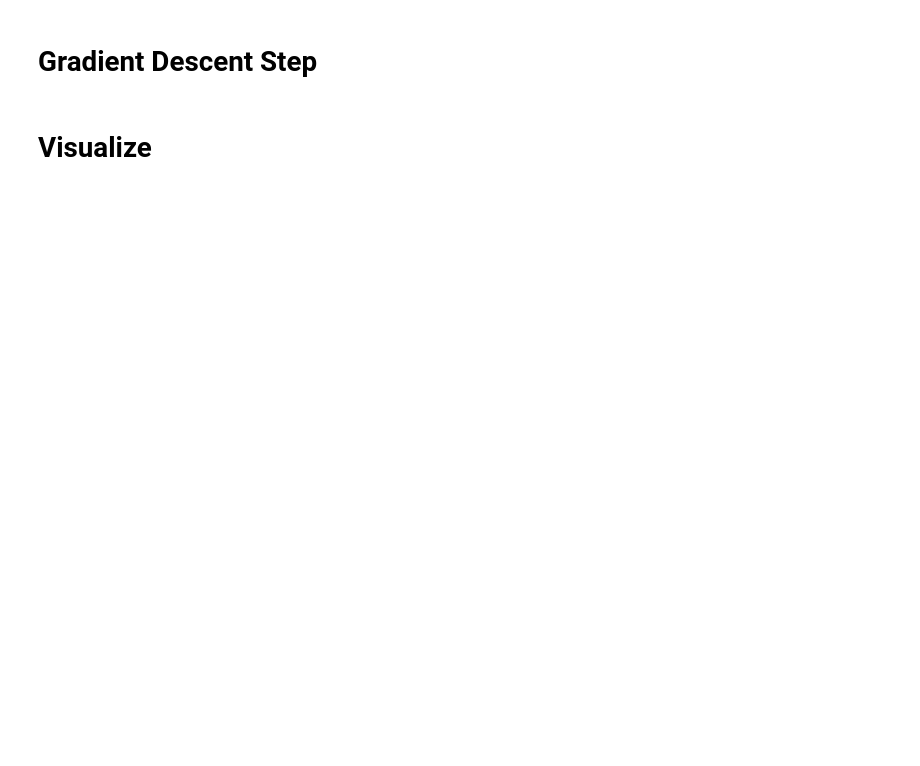
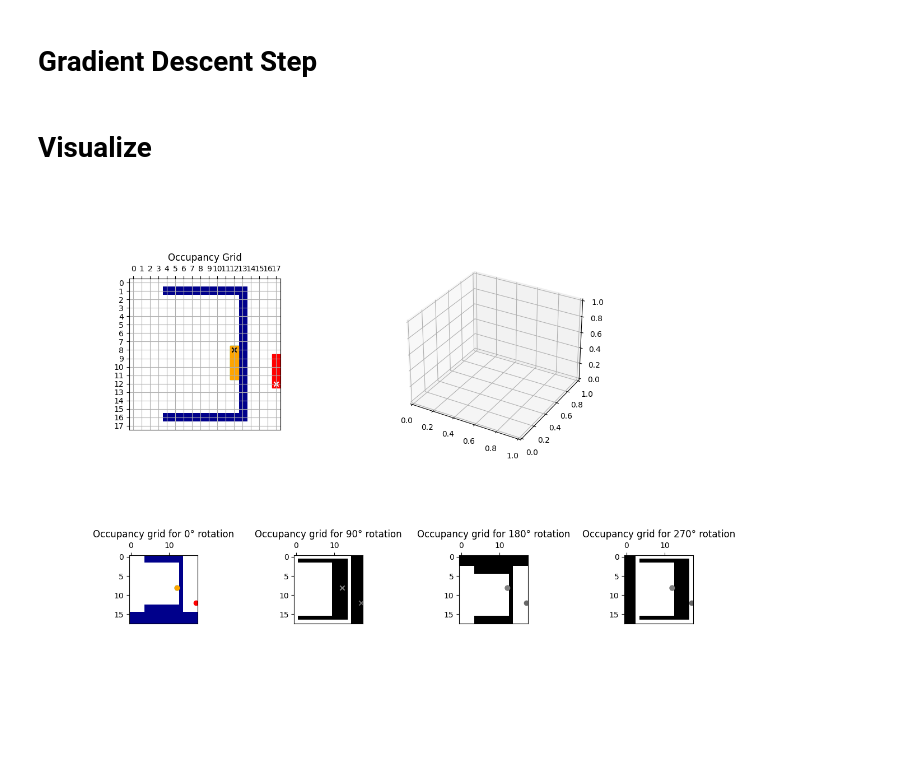
Before and after one commit to ca-schue/potential-field, a Jupyter notebook: potential-field.ipynb, the cells around one changed output. Drawn from its saved outputs; the diff is of its cells as text; code cells hidden in the pictures; blank space fills up the shorter version.

```diff
--- a/potential-field.ipynb
+++ b/potential-field.ipynb
@@ -542,7 +580,8 @@ for rotation in range(4):
         goal_point=goal_point,
         plot_axis=ax_occupancy_grid,
         start_point=start_point,
-        plot_title="")
+        plot_title="",
+        ticks=False)
 
 plt.show()
 
@@ -989,81 +1007,39 @@ ax_cs_3D = fig.add_subplot(2, 7, (3,7), projection='3d')
 
 path = []
 
+'''
 visualize_computational_space(
     computational_space=computational_space,
     force_field_x=force_field_x,
     force_field_y=force_field_y,
     force_field_rotation=force_field_rotation,
     start_point=start_point,
     goal_point=goal_point,
     current_position=current_position,
     ax=ax_cs_3D)
+'''
+
 
 plot_occupancy_grid(
     occupancy_grid=occupancy_grid,
     start_point=start_point,
     goal_point=goal_point,
     current_position=current_position,
     robot_width=robot_width,
     robot_length=robot_length,
     plot_axis=ax_occupancy_grid
 )
 for rotation in range(4):
     plot_occupancy_grid(
     occupancy_grid=computational_space[rotation],
     start_point=start_point,
     goal_point=goal_point,
     current_position=current_position,
     plot_axis=ax_cs_2D[rotation],
-    active = current_position[2] == rotation
+    active = current_position[2] == rotation,
+    plot_title = "Occupancy grid for " + str(rotation * 90) + "° rotation",
+    ticks=False
 )
-
-
-def on_key(event):
-    global current_position, path
-    current_position = gradient_descent(
-                        current_position=current_position,
-                        force_field_x=force_field_x,
-                        force_field_y=force_field_y,
-                        force_field_rotation=force_field_rotation,
-                        path=path,
-                        goal_point=goal_point)
-
-    visualize_computational_space(
-        computational_space=computational_space,
-        force_field_x=force_field_x,
-        force_field_y=force_field_y,
-        force_field_rotation=force_field_rotation,
-        goal_point=goal_point,
-        start_point=start_point,
-        current_position=current_position,
-        ax=ax_cs_3D)
-    plot_occupancy_grid(
-        occupancy_grid=occupancy_grid,
-        start_point=start_point,
-        goal_point=goal_point,
-        current_position=current_position,
-        robot_width=robot_width,
-        robot_length=robot_length,
-        plot_axis=ax_occupancy_grid
-    )
-    for rotation in range(4):
-
-        plot_occupancy_grid(
-            occupancy_grid=computational_space[rotation],
-            start_point=start_point,
-            goal_point=goal_point,
-            current_position=current_position,
-            plot_axis=ax_cs_2D[rotation],
-            active = current_position[2] == rotation
-    )
-
-    # path.append(tuple(current_position))
-    plt.draw()
-
-
-# Verbinde die Tasten mit der Funktion on_key
-fig.canvas.mpl_connect('key_press_event', on_key)
-
-
-plt.show()
+fig.canvas.draw()
+# %% [output]
+[figure, added]
```
Also changed, not shown: parts of 10 cells of this notebook.
